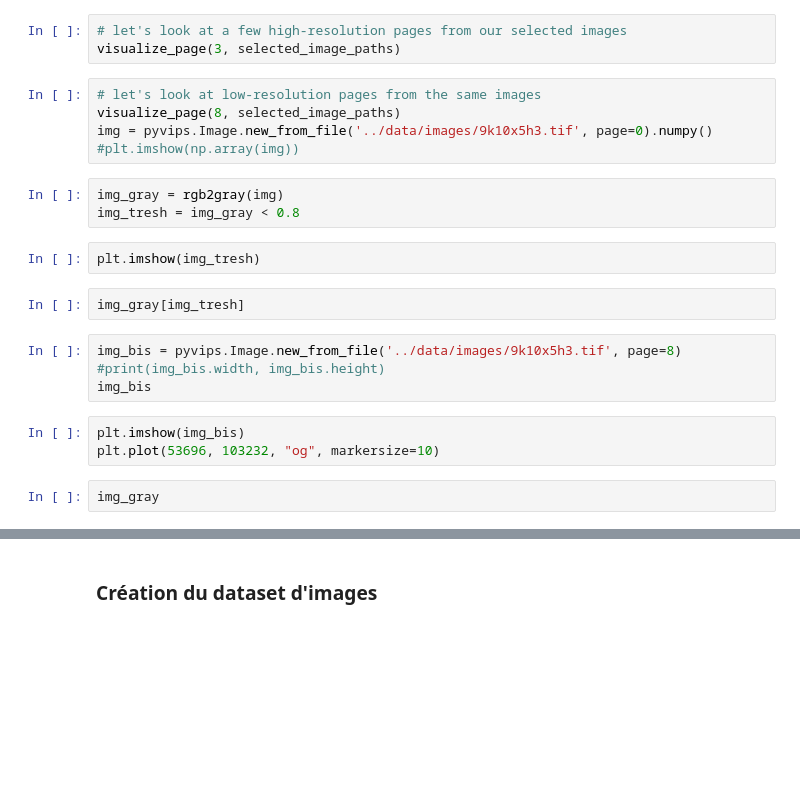
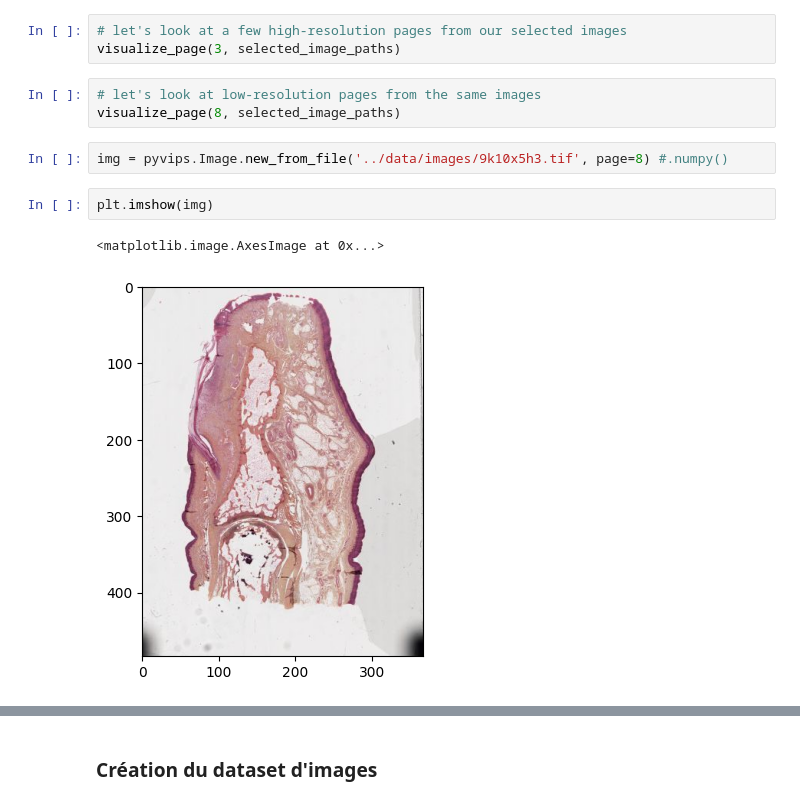
Before and after one commit to johnplt/visiomel-melanoma-iavengers, a Jupyter notebook: notebook/visiomel.ipynb, the cells around one changed output, grey strips where cells are left out. Drawn from its saved outputs; the diff is of its cells as text; blank space fills up the shorter version.

```diff
--- a/notebook/visiomel.ipynb
+++ b/notebook/visiomel.ipynb
@@ -131,21 +138,10 @@ visualize_page(3, selected_image_paths)
 # %%
 # let's look at low-resolution pages from the same images
 visualize_page(8, selected_image_paths)
-img = pyvips.Image.new_from_file('../data/images/9k10x5h3.tif', page=0).numpy()
-#plt.imshow(np.array(img))
-# %%
-img_gray = rgb2gray(img)
-img_tresh = img_gray < 0.8
+# %%
+img = pyvips.Image.new_from_file('../data/images/9k10x5h3.tif', page=8) #.numpy()
 # %%
-plt.imshow(img_tresh)
+plt.imshow(img)
+# %% [output]
+<matplotlib.image.AxesImage at 0x...>
+[figure, added]
-# %%
-img_gray[img_tresh]
-# %%
-img_bis = pyvips.Image.new_from_file('../data/images/9k10x5h3.tif', page=8)
-#print(img_bis.width, img_bis.height)
-img_bis
-# %%
-plt.imshow(img_bis)
-plt.plot(53696, 103232, "og", markersize=10)
-# %%
-img_gray
```
Also changed, not shown: parts of 6 cells of this notebook, 1 other file.
